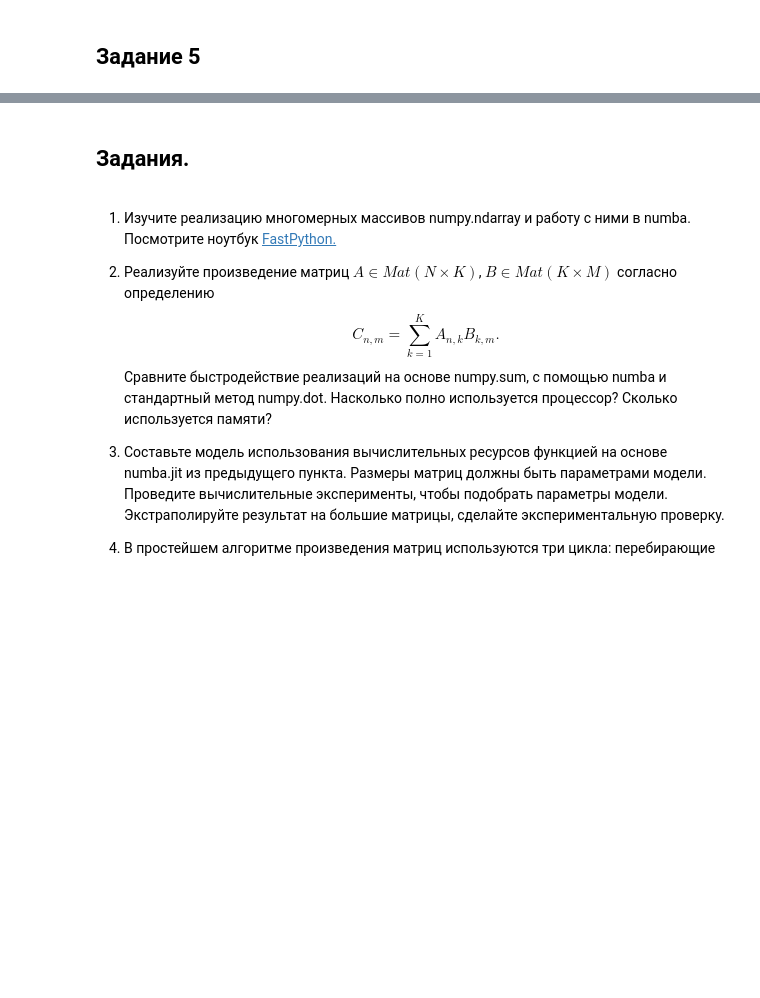
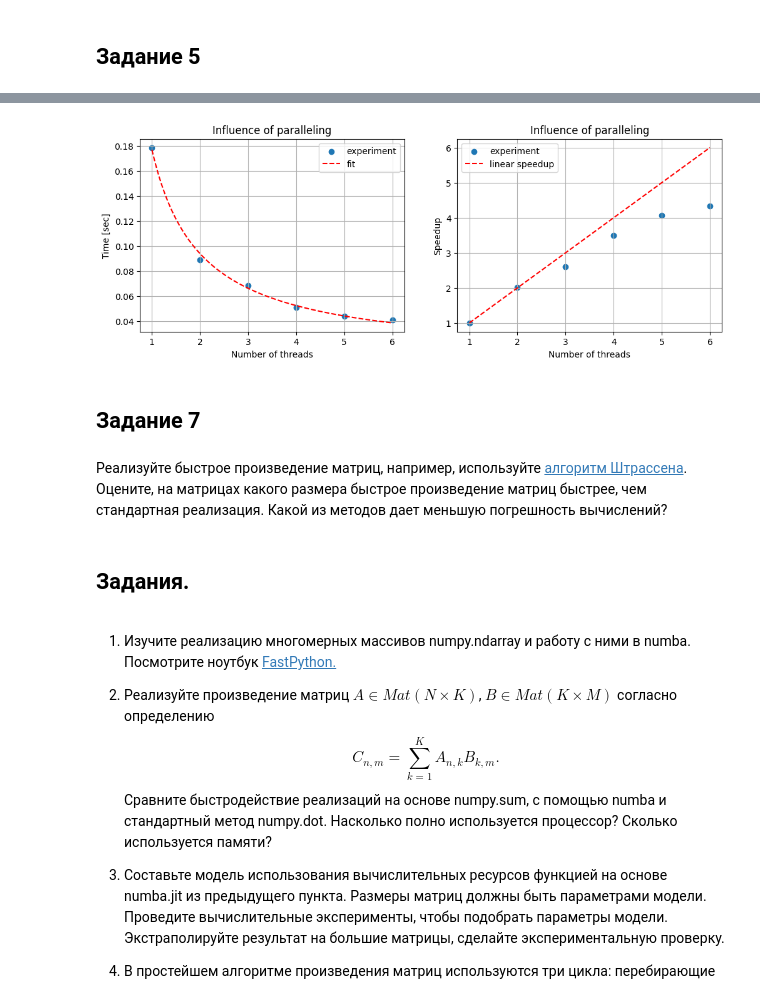
Before and after one commit to isvoropaev02/matrix_algorithms, a Jupyter notebook: lab1/main_lab1.ipynb, the cells around one changed output, grey strips where cells are left out. Drawn from its saved outputs; the diff is of its cells as text; code cells hidden in the pictures; blank space fills up the shorter version.

Commit message:
parallel task

```diff
--- a/lab1/main_lab1.ipynb
+++ b/lab1/main_lab1.ipynb
@@ -457,3 +428,47 @@ def nb_matmul_parallel(in_mtrx1: np.ndarray, in_mtrx2: np.ndarray) -> np.ndarray
+# %%
+threads = np.arange(1, 7, 1, dtype=np.int32)
+threads_par_time = get_parallel_time_vs_threads(threads)
+
+# fit model (f(x) = aN/p + b), p - number of threads
+par_coefs = np.polyfit(1/threads, threads_par_time, 1)
+par_time_poly = np.poly1d(par_coefs)
+
+threads_upsampled = np.linspace(1, 6, 100)
+threads_upsampled_par_time = par_time_poly(1/threads_upsampled)
+#print(par_time_poly)
+
+parallel_speedup = threads_par_time[0]/threads_par_time
+parallel_speedup_upsampled = threads_par_time[0] / threads_upsampled_par_time
+# %%
+fig6 = plt.figure(figsize=[12,4])
+ax_1 = fig6.add_subplot(121)
+ax_1.set_title('Influence of paralleling')
+ax_1.scatter(threads, threads_par_time, label='experiment')
+ax_1.plot(threads_upsampled, threads_upsampled_par_time, 'r--', label='fit')
+ax_1.set_xlabel('Number of threads')
+ax_1.set_ylabel('Time [sec]')
+ax_1.legend()
+ax_1.grid()
+
+ax_1 = fig6.add_subplot(122)
+ax_1.set_title('Influence of paralleling')
+ax_1.scatter(threads, parallel_speedup, label='experiment')
+ax_1.plot(threads_upsampled, threads_upsampled, 'r--', label='linear speedup')
+# ax_1.plot([1, 6], [par_coefs[0]/par_coefs[1] + 1, par_coefs[0]/par_coefs[1] + 1], 'm--', label='speedup limit')
+ax_1.set_xlabel('Number of threads')
+ax_1.set_ylabel('Speedup')
+ax_1.legend()
+ax_1.grid()
+
+plt.show()
+# %% [output]
+[figure, added]
+# %% [markdown]
+## Задание 7
+# %% [markdown]
+Реализуйте быстрое произведение матриц, например, используйте [алгоритм Штрассена](https://en.wikipedia.org/wiki/Strassen_algorithm).
+Оцените, на матрицах какого размера быстрое произведение матриц быстрее, чем стандартная реализация.
+Какой из методов дает меньшую погрешность вычислений?
 # %% [markdown]
 ## Задания.
 # %% [markdown]
```
Also changed, not shown: parts of 12 cells of this notebook.
